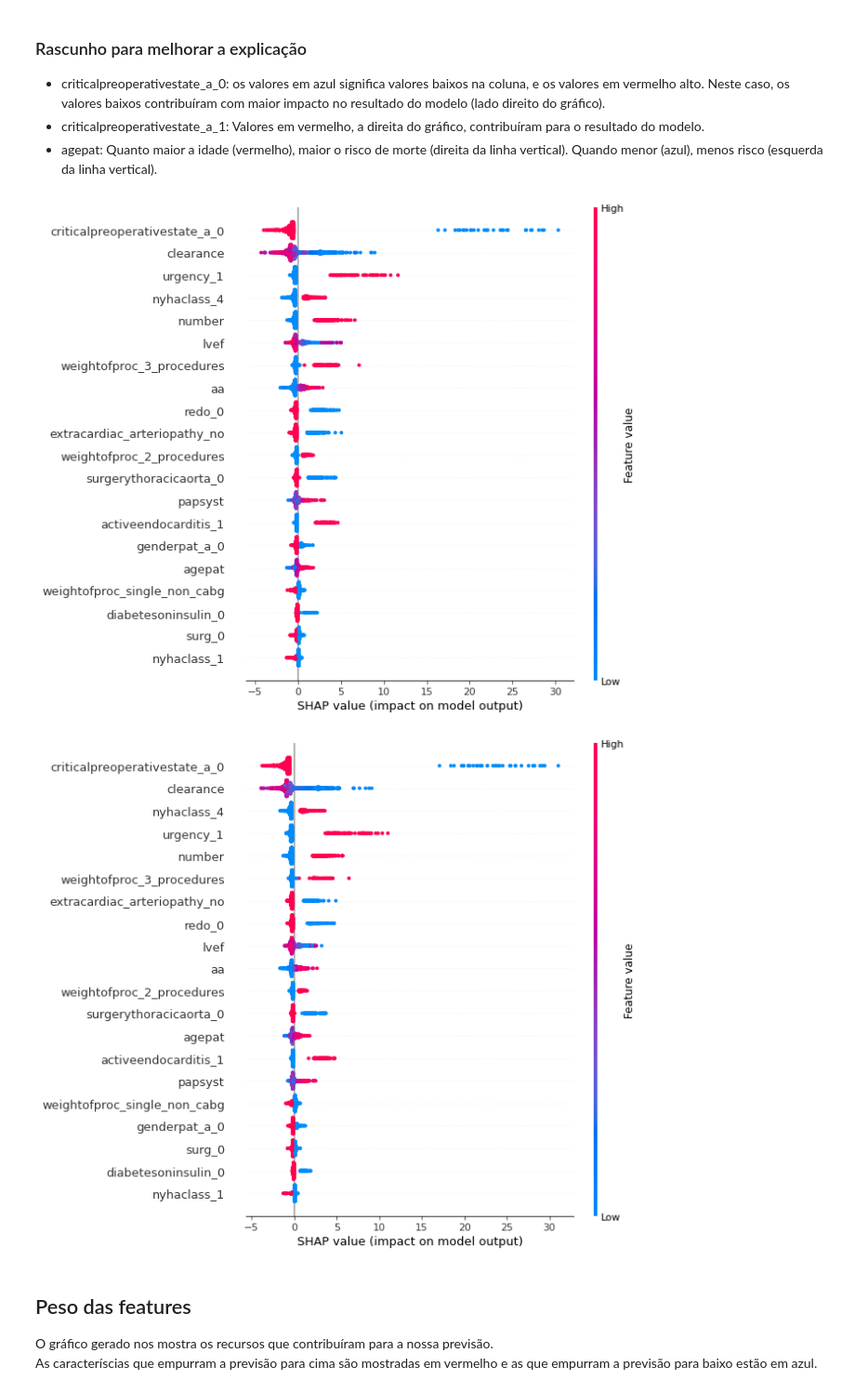
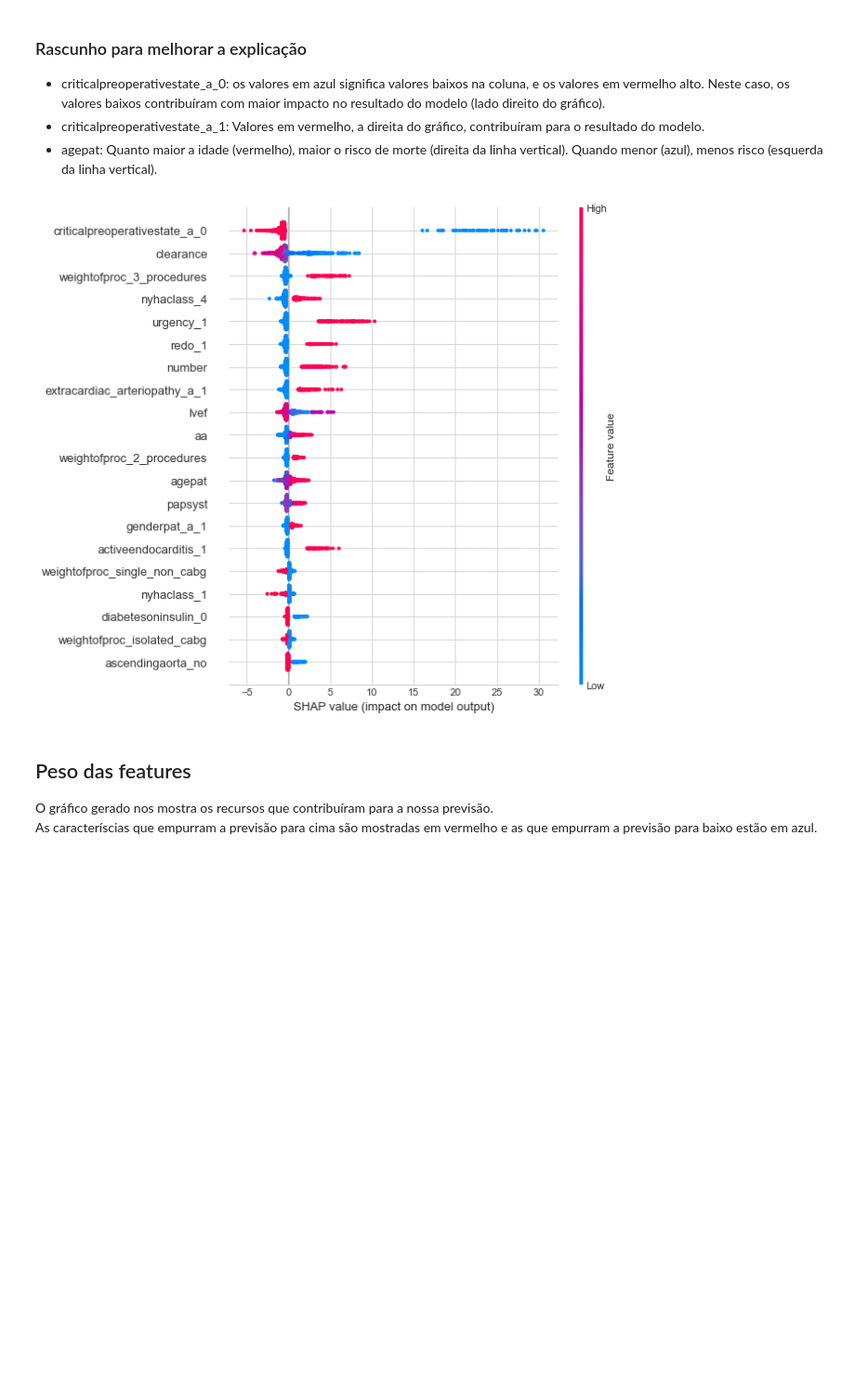
Before and after one commit to edsonpiresnunes/Euroscore, a Jupyter notebook: Euroscore.ipynb, the cells around one changed output. Shown: that part at 93% size. Saved outputs shown, nothing was run; the diff lists cells and outputs as text; code cells hidden in the pictures; blank space fills up the shorter version.

```diff
--- a/Euroscore.ipynb
+++ b/Euroscore.ipynb
@@ -50,6 +50,7 @@ import pandas as pd
 import numpy as np
 import os.path
 from sklearn.model_selection import train_test_split
+from sklearn import metrics
 import pandas_profiling
 from pycaret.regression import *
 from pycaret.utils import check_metric
@@ -57,6 +58,7 @@ from sklearn.preprocessing import OneHotEncoder
 pd.set_option('display.max_columns', None)
 import matplotlib.pyplot as plt
 %matplotlib inline
+plt.style.use('seaborn-whitegrid')
 # %% [markdown]
 ## Definição das funções
 # %%
@@ -317,10 +317,8 @@ SHAP (SHapley Additive ExPlanations) é uma maneira de explicar os resultados de
 - agepat: Quanto maior a idade (vermelho), maior o risco de morte (direita da linha vertical). Quando menor (azul), menos risco (esquerda da linha vertical).
 # %%
 interpret_model(trained_model)
-interpret_model(tuned_catboost)
 # %% [output]
-[figure, old version]
+[figure, new version]
-[figure, removed]
 # %% [markdown]
 ## Peso das features
 
```
Also changed, not shown: parts of 23 cells of this notebook, 1 other file.
